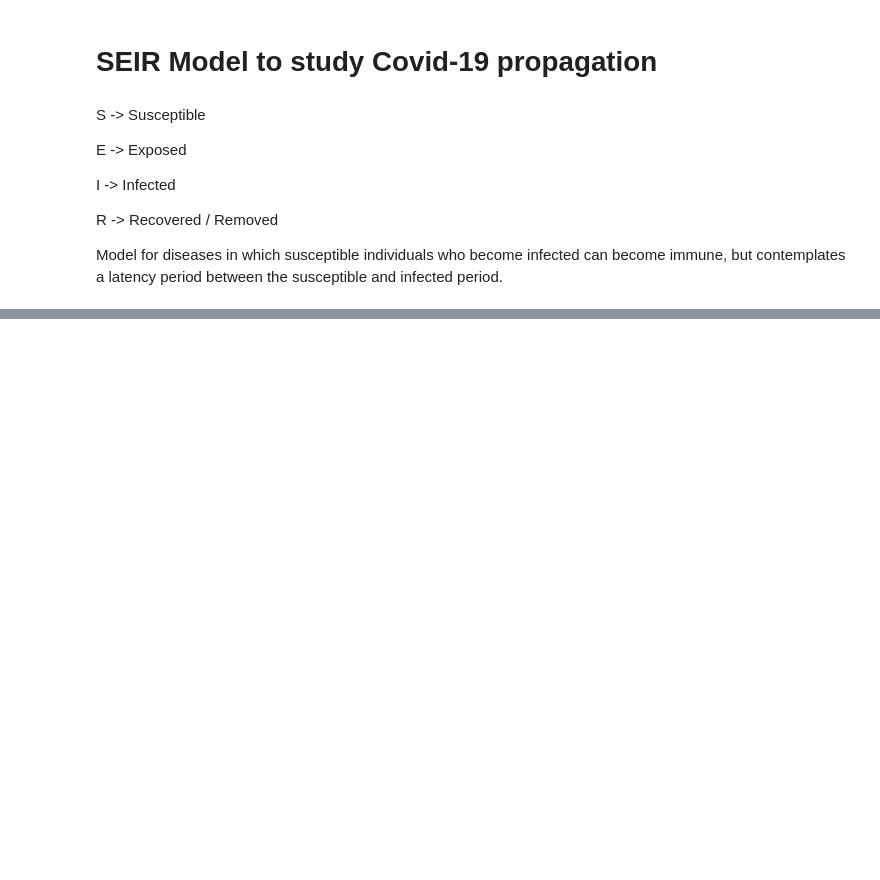
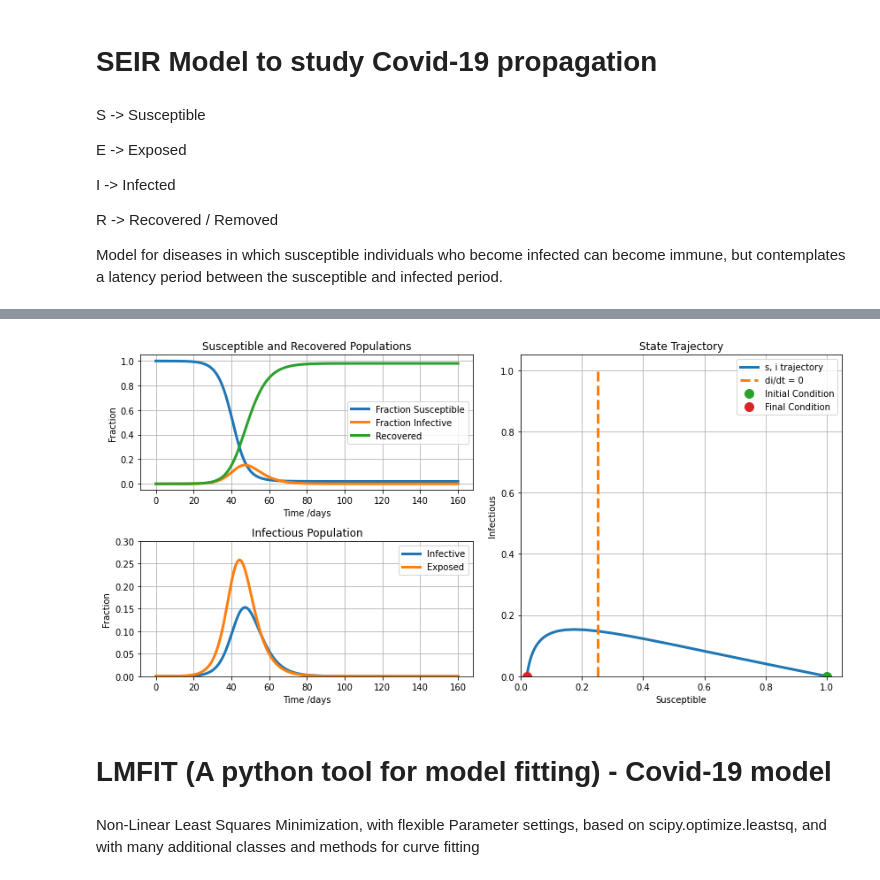
Before and after one commit to raydangaspar/covid-19, a Jupyter notebook: Modelling.ipynb, the cells around one changed output, grey strips where cells are left out. Drawn from its saved outputs; the diff is of its cells as text; code cells hidden in the pictures; blank space fills up the shorter version.

Commit message:
Add fitting basic model

```diff
--- a/Modelling.ipynb
+++ b/Modelling.ipynb
@@ -192,0 +241,41 @@ plotseird(t, S, E, I, R)
+# %%
+import numpy as np
+from scipy.integrate import odeint
+import matplotlib.pyplot as plt
+
+# parameter values
+R0 = 4
+t_incubation = 5.1
+t_infective = 3.3
+
+# initial number of infected and recovered individuals
+e_initial = 1/20000
+i_initial = 0.00
+r_initial = 0.00
+s_initial = 1 - e_initial - i_initial - r_initial
+
+alpha = 1/t_incubation
+gamma = 1/t_infective
+beta = R0*gamma
+
+# SEIR model differential equations.
+def deriv(x, t, alpha, beta, gamma):
+    s, e, i, r = x
+    dsdt = -beta * s * i
+    dedt =  beta * s * i - alpha * e
+    didt = alpha * e - gamma * i
+    drdt =  gamma * i
+    return [dsdt, dedt, didt, drdt]
+
+t = np.linspace(0, 160, 160)
+x_initial = s_initial, e_initial, i_initial, r_initial
+soln = odeint(deriv, x_initial, t, args=(alpha, beta, gamma))
+s, e, i, r = soln.T
+
+plotdata(t, s, e, i, r)
+# %% [output]
+[figure, added]
+# %% [markdown]
+# LMFIT (A python tool for model fitting) - Covid-19 model
+# %% [markdown]
+Non-Linear Least Squares Minimization, with flexible Parameter settings, based on scipy.optimize.leastsq, and with many additional classes and methods for curve fitting
```
Also changed, not shown: parts of 22 cells of this notebook.
